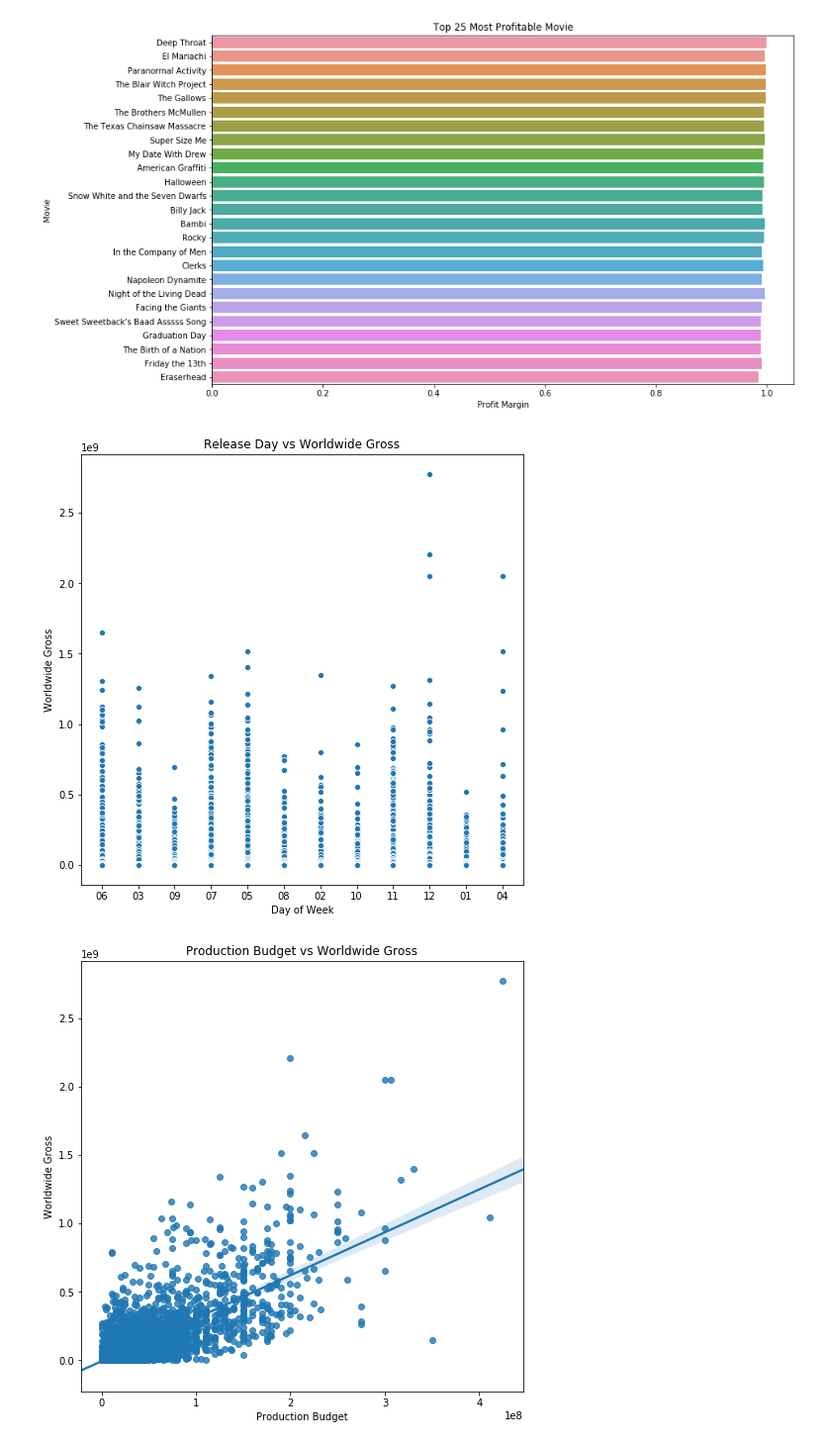
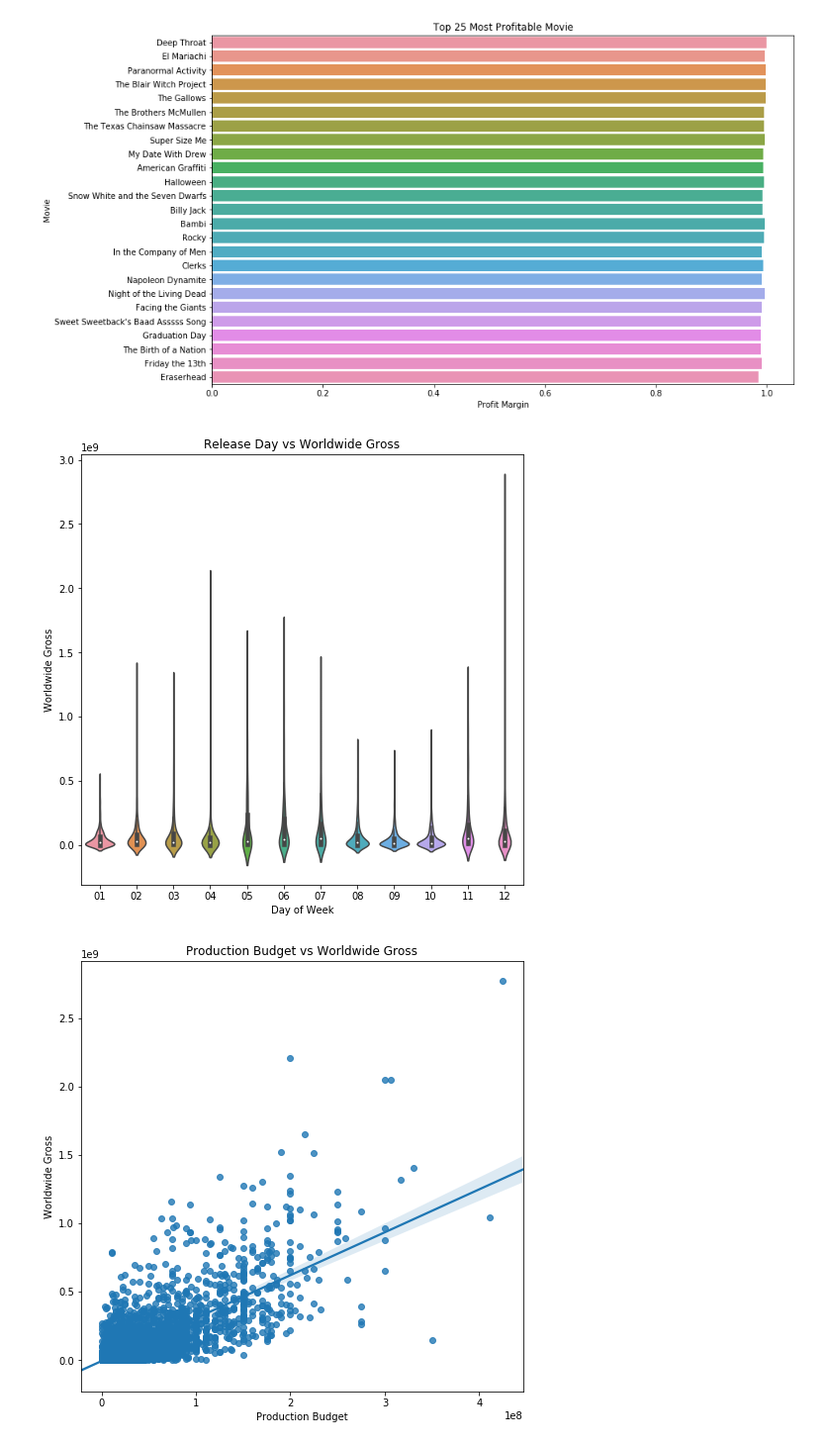
Before and after one commit to aradjabova/dsc-mod-1-project-v2-1-online-ds-ft-120919, a Jupyter notebook: Student Data Analysis.ipynb, the cells around one changed output. Shown at 99% size. Saved outputs shown, nothing was run; the diff lists cells and outputs as text; code cells hidden in the pictures.

```diff
--- a/Student Data Analysis.ipynb
+++ b/Student Data Analysis.ipynb
@@ -469,13 +469,13 @@ plt.show()
 [figure]
 # %%
 plt.figure(figsize=(8,8))
-sns.scatterplot(x='monthly_release', y='worldwide_gross', data=df_money)
+sns.violinplot(x='monthly_release', y='worldwide_gross', data=df_money)
 plt.title("Release Day vs Worldwide Gross")
 plt.xlabel("Day of Week")
 plt.ylabel('Worldwide Gross')
 plt.show()
 # %% [output]
-[figure, old version]
+[figure, new version]
 # %%
 x = df_money.loc[df_money.worldwide_gross == 0].index
 money_rev_df = df_money.drop(x)
```
Also changed, not shown: parts of 2 cells of this notebook, 4 other files.
